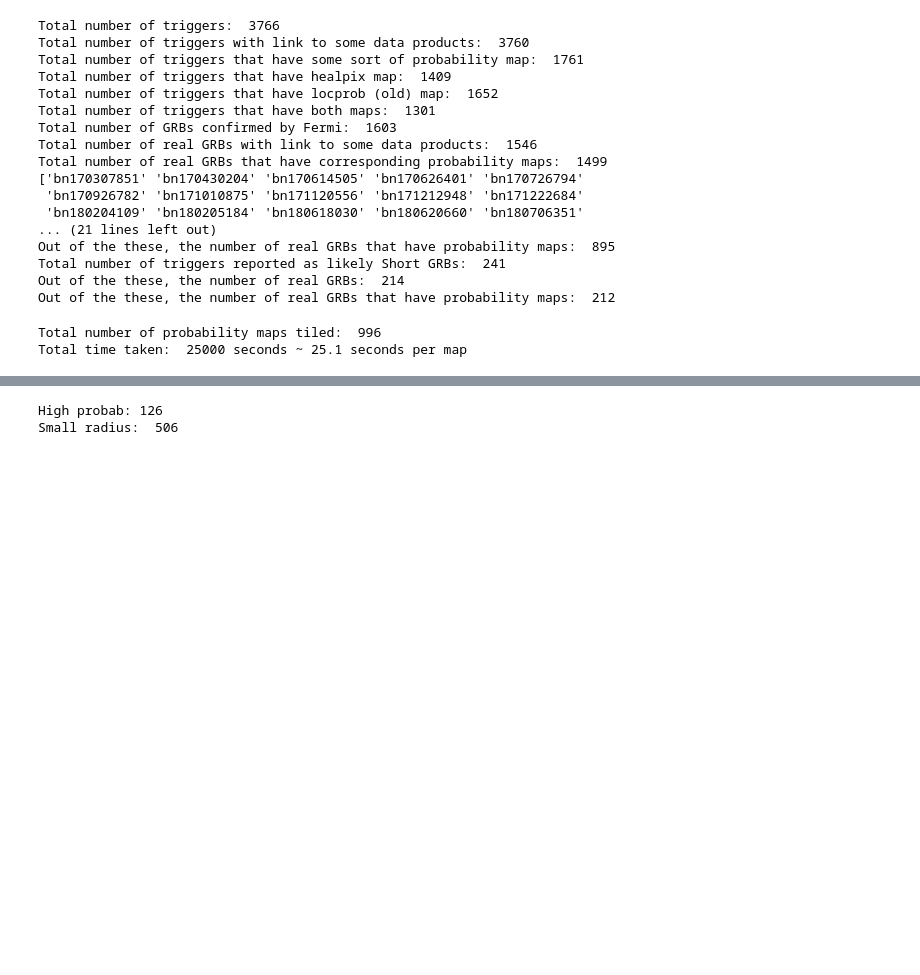
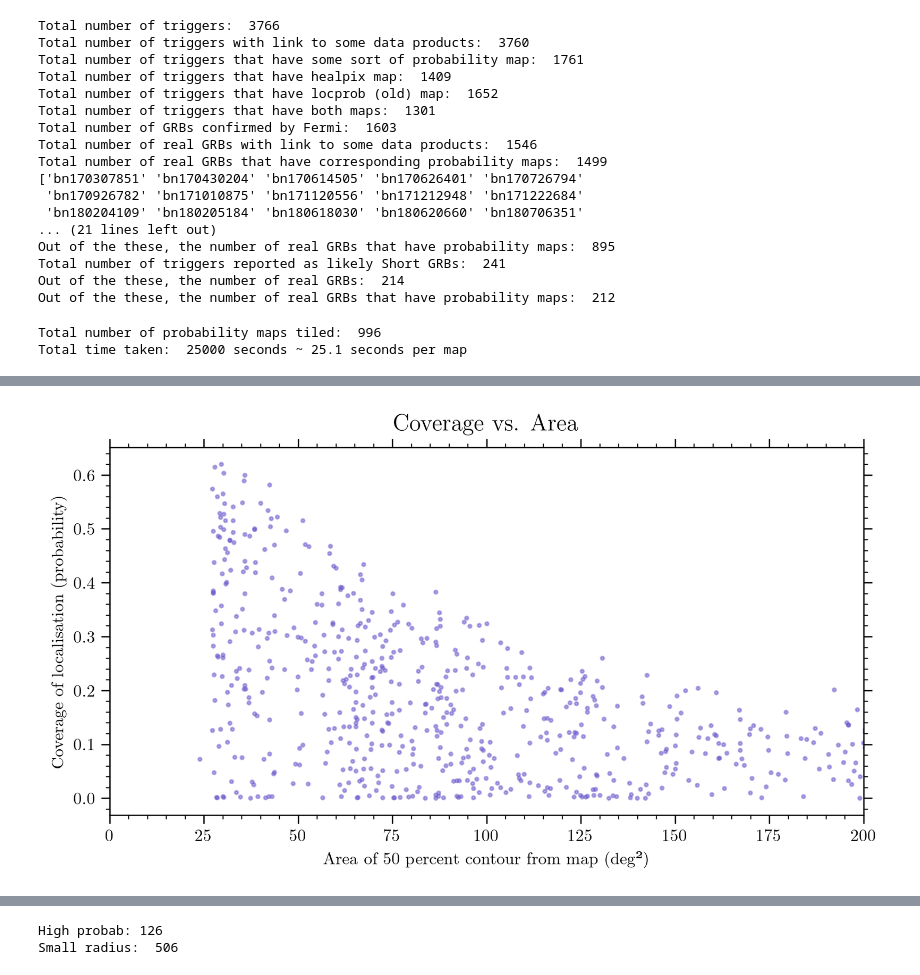
Before and after one commit to ravioli1369/fermi_grbs, a Jupyter notebook: stats.ipynb, the cells around one changed output, grey strips where cells are left out. Cells and saved outputs as stored; diff of their text form; code cells hidden in the pictures; blank space fills up the shorter version.

```diff
--- a/stats.ipynb
+++ b/stats.ipynb
@@ -115,0 +133,10 @@ plt.show()
+# %%
+plt.figure(figsize=(8,4), dpi=300)
+plt.scatter(area, probs, s=4, color='slateblue', alpha=0.5)
+plt.xlabel("Area of 50 percent contour from map (deg²)")
+plt.ylabel("Coverage of localisation (probability)")
+plt.title("Coverage vs. Area", fontsize=14, pad=10)
+plt.xlim(0,200)
+plt.show()
+# %% [output]
+[figure, added]
```
Also changed, not shown: parts of 9 cells of this notebook.
